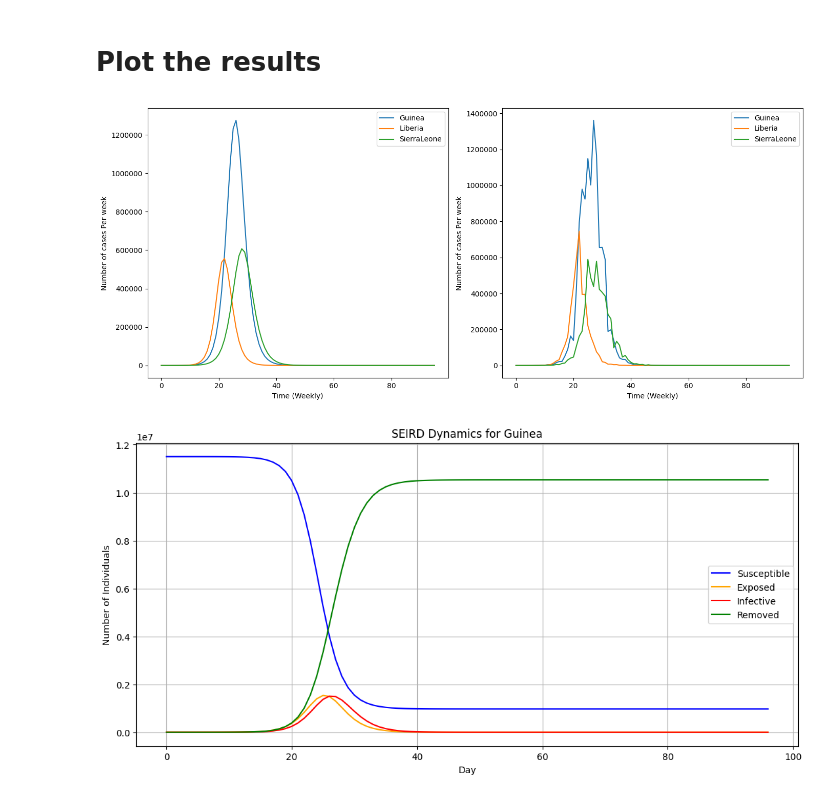
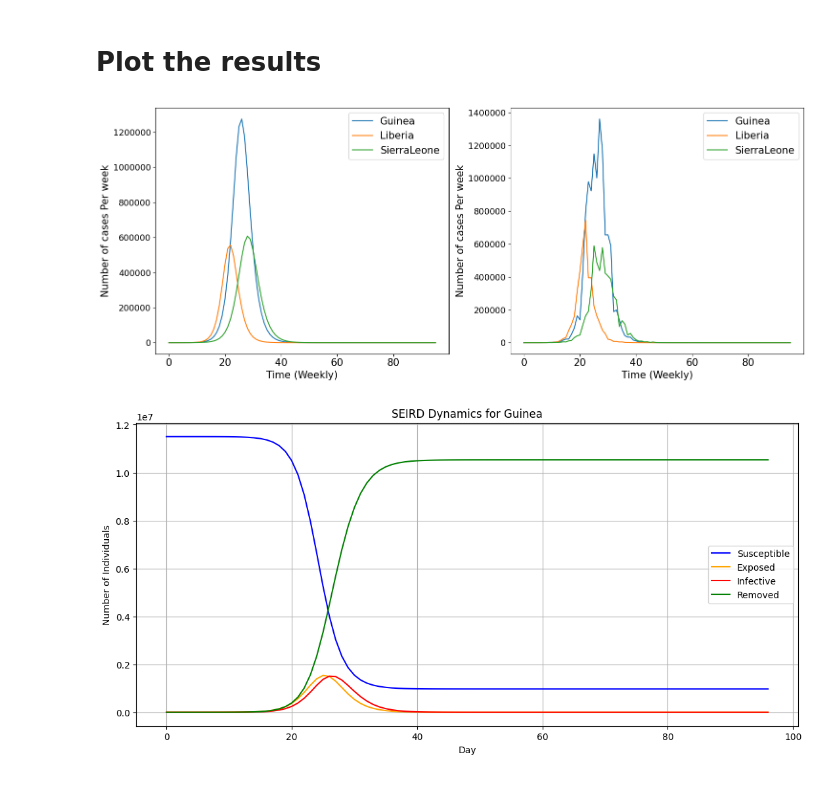
Before and after one commit to Samuelameningayeh/thesis, a Jupyter notebook: SEIR/synthetic_no_coupling.ipynb, the cells around one changed output. Cells and saved outputs as stored; diff of their text form; code cells hidden in the pictures.

```diff
--- a/SEIR/synthetic_no_coupling.ipynb
+++ b/SEIR/synthetic_no_coupling.ipynb
@@ -216,36 +216,40 @@ raw.head()
 # %% [markdown]
 # Plot the results
 # %%
-fig, ax = plt.subplots(1,2, figsize = (14, 6))
+fig, ax = plt.subplots(1,2, figsize = (15, 6))
 countries = ['Guinea', 'Liberia', 'SierraLeone']
 for i in range(3):
 
     ax[0].plot(raw[f'{countries[i]}_New_case'])
-    ax[0].legend(countries)
+    ax[0].legend(countries, fontsize=15)
     # ax[0].set_title('Number of new infections NO NOISE at time t $[\int_0^T \sigma*$E]')
-    ax[0].set_xlabel('Time (Weekly)')
-    ax[0].set_ylabel('Number of cases Per week')
+    ax[0].set_xlabel('Time (Weekly)', fontsize=15)
+    ax[0].set_ylabel('Number of cases Per week', fontsize=15)
     ax[0].ticklabel_format(style='plain', axis='y')
-
+    ax[0].tick_params(axis='x', labelsize=15)  # Set font size for x-axis ticks
+    ax[0].tick_params(axis='y', labelsize=13)
 
     ax[1].plot(raw[f'{countries[i]}_Noise'])
-    ax[1].legend(countries)
+    ax[1].legend(countries, fontsize=15)
     # ax[1].set_title('Number of new infections with NOISE at time t $[\int_0^T \sigma*$E]')
-    ax[1].set_xlabel('Time (Weekly)')
-    ax[1].set_ylabel('Number of cases Per week')
+    ax[1].set_xlabel('Time (Weekly)', fontsize=15)
+    ax[1].set_ylabel('Number of cases Per week', fontsize=15)
     ax[1].ticklabel_format(style='plain', axis='y')
+    ax[1].tick_params(axis='x', labelsize=15)  # Set font size for x-axis ticks
+    ax[1].tick_params(axis='y', labelsize=13)
+
 
     # ax[2].plot(raw[f'C_{countries[i]}'])
     # ax[2].legend(countries)
     # ax[2].set_title('Number of Infections at time t [$ \sigma$ * E]')
     # ax[2].set_xlabel('Time (Weekly)')
     # ax[2].set_ylabel('Number of cases per week')
 
 plt.tight_layout()
 plt.savefig('images/generated_no_coupling.pdf')
 plt.show()
 # %% [output]
-[figure, old version]
+[figure, new version]
 # %%
 # Plot for each country
 countries = ['Guinea', 'Liberia', 'SierraLeone']
```
Also changed, not shown: 3 other files.
